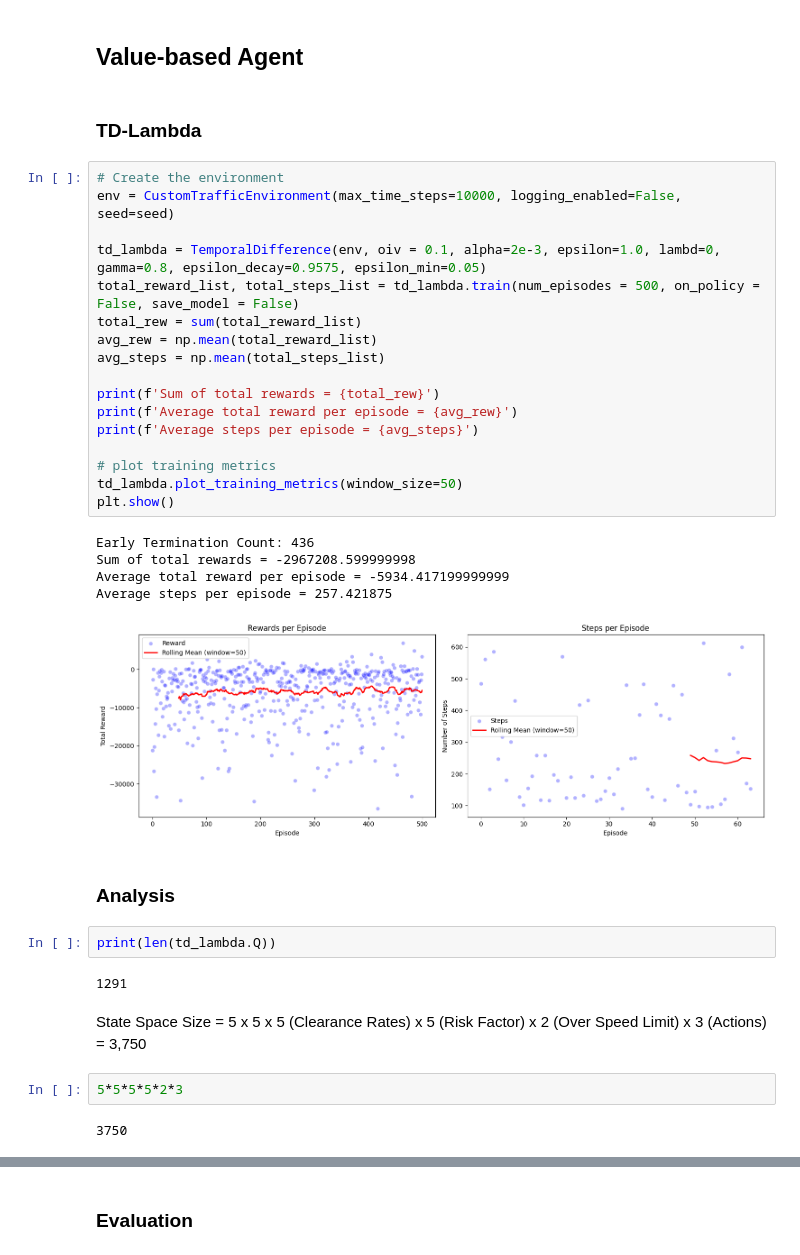
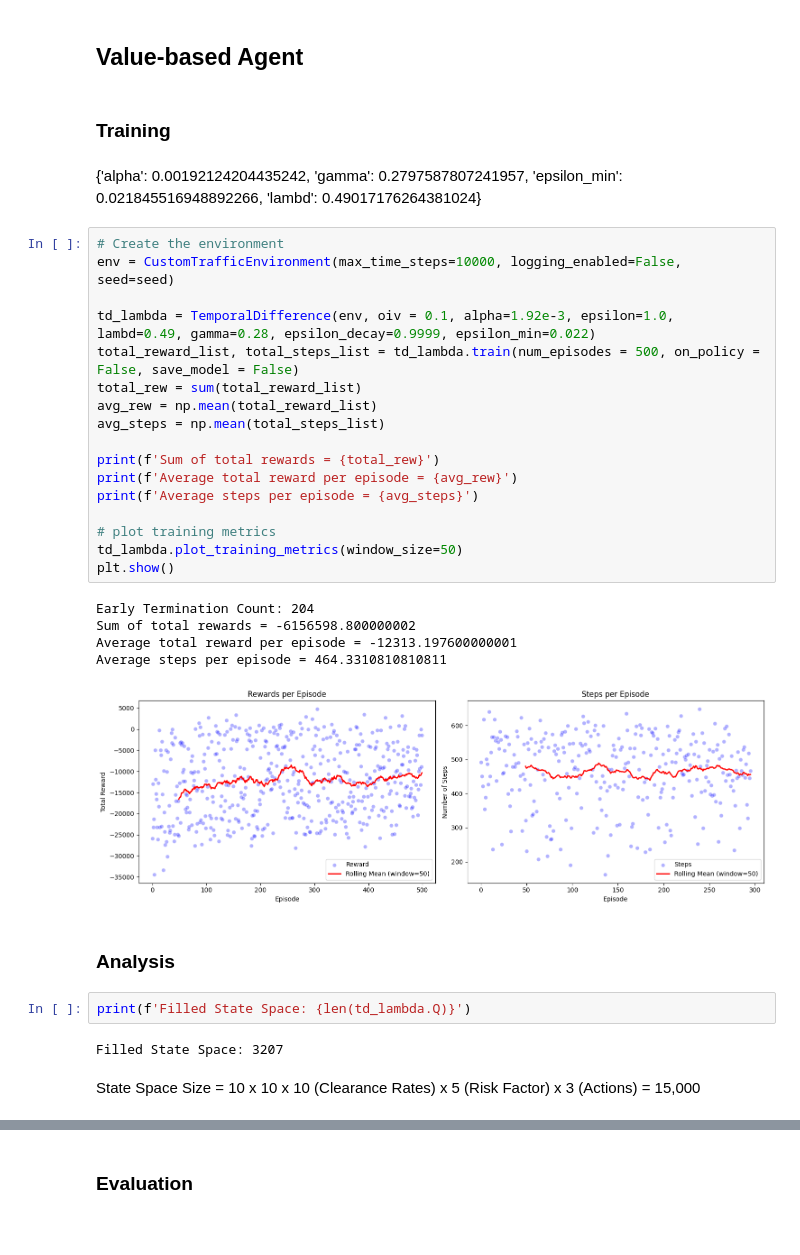
Before and after one commit to danieljames96/LaneSwitchRL-Simulation, a Jupyter notebook: notebooks/task2.ipynb, the cells around one changed output, grey strips where cells are left out. Drawn from its saved outputs; the diff is of its cells as text; blank space fills up the shorter version.

Commit message:
Updated code for task 2 after reward shaping and hyperparameter tuning

```diff
--- a/notebooks/task2.ipynb
+++ b/notebooks/task2.ipynb
@@ -77,42 +77,40 @@ Average timesteps to termination for Same Lane Agent 5: 318
 # %% [markdown]
 ## Value-based Agent
-# %% [markdown]
-### TD-Lambda
+# %% [markdown]
+### Training
+# %% [markdown]
+{'alpha': 0.00192124204435242, 'gamma': 0.2797587807241957, 'epsilon_min': 0.021845516948892266, 'lambd': 0.49017176264381024}
 # %%
 # Create the environment
 env = CustomTrafficEnvironment(max_time_steps=10000, logging_enabled=False, seed=seed)
 
-td_lambda = TemporalDifference(env, oiv = 0.1, alpha=2e-3, epsilon=1.0, lambd=0, gamma=0.8, epsilon_decay=0.9575, epsilon_min=0.05)
+td_lambda = TemporalDifference(env, oiv = 0.1, alpha=1.92e-3, epsilon=1.0, lambd=0.49, gamma=0.28, epsilon_decay=0.9999, epsilon_min=0.022)
 total_reward_list, total_steps_list = td_lambda.train(num_episodes = 500, on_policy = False, save_model = False)
 total_rew = sum(total_reward_list)
 avg_rew = np.mean(total_reward_list)
 avg_steps = np.mean(total_steps_list)
 
 print(f'Sum of total rewards = {total_rew}')
 print(f'Average total reward per episode = {avg_rew}')
 print(f'Average steps per episode = {avg_steps}')
 
 # plot training metrics
 td_lambda.plot_training_metrics(window_size=50)
 plt.show()
 # %% [output]
-Early Termination Count: 436
-Sum of total rewards = -2967208.599999998
-Average total reward per episode = -5934.417199999999
-Average steps per episode = 257.421875
+Early Termination Count: 204
+Sum of total rewards = -6156598.800000002
+Average total reward per episode = -12313.197600000001
+Average steps per episode = 464.3310810810811
-[figure, old version]
+[figure, new version]
 # %% [markdown]
 ### Analysis
 # %%
-print(len(td_lambda.Q))
+print(f'Filled State Space: {len(td_lambda.Q)}')
 # %% [output]
-1291
+Filled State Space: 3207
 # %% [markdown]
-State Space Size = 5 x 5 x 5 (Clearance Rates) x 5 (Risk Factor) x 2 (Over Speed Limit) x 3 (Actions) = 3,750
+State Space Size = 10 x 10 x 10 (Clearance Rates) x 5 (Risk Factor) x 3 (Actions) = 15,000
-# %%
-5*5*5*5*2*3
-# %% [output]
-3750
 # %%
 q_df = td_lambda.q_table_to_dataframe()
 q_df.head()
```
Also changed, not shown: parts of 8 cells of this notebook, 8 other files.
